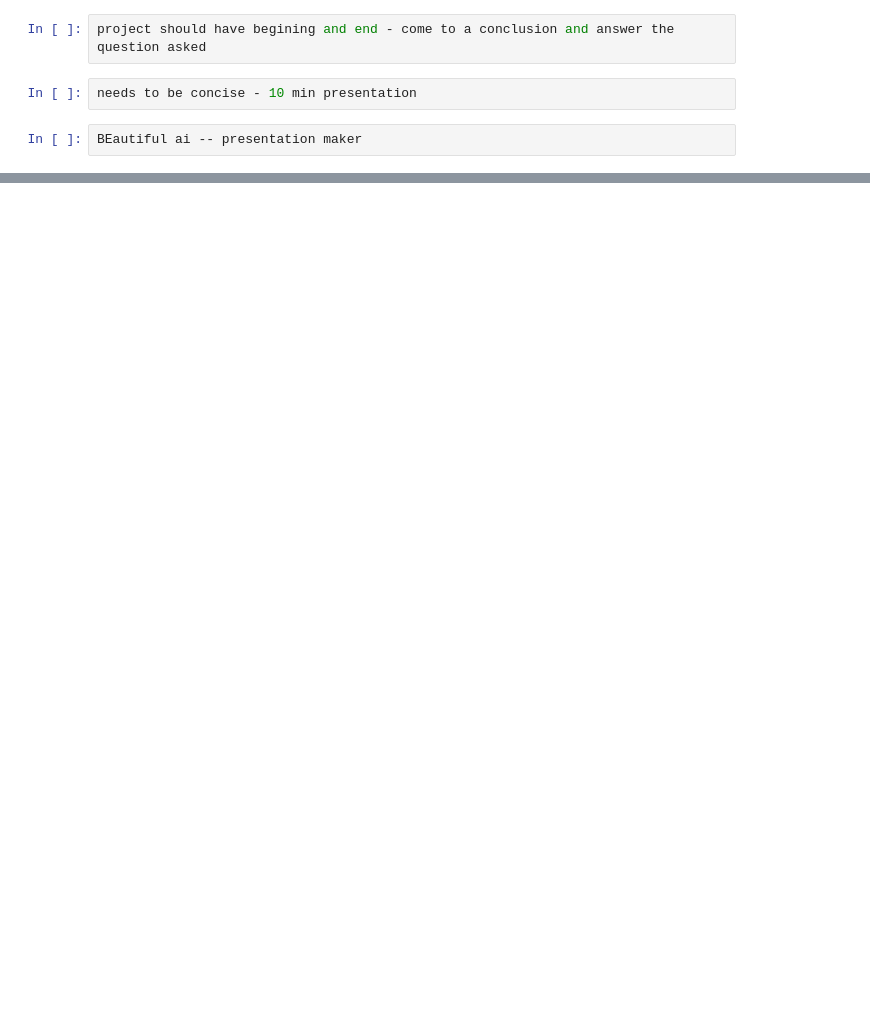
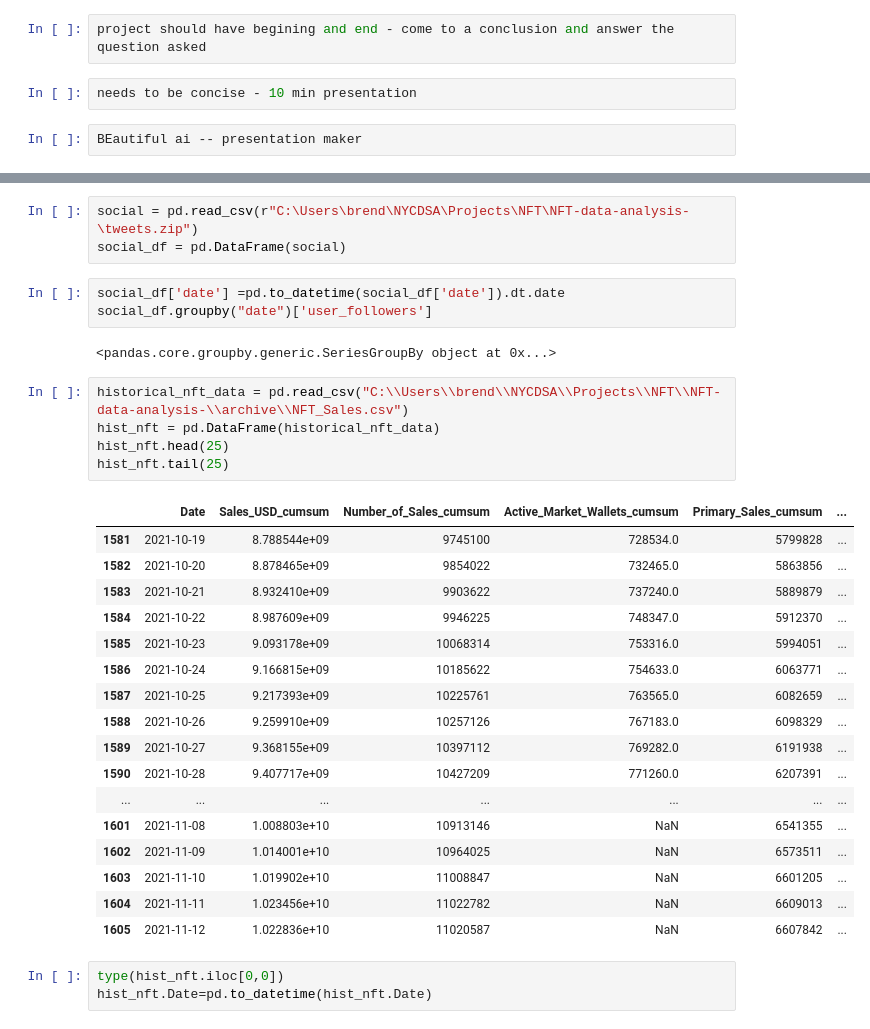
Before and after one commit to brendanhutchinson/NFT-data-analysis-, a Jupyter notebook: opensea API.ipynb, the cells around one changed output, grey strips where cells are left out. Saved outputs shown, nothing was run; the diff lists cells and outputs as text; blank space fills up the shorter version.

```diff
--- a/opensea API.ipynb
+++ b/opensea API.ipynb
@@ -144,0 +156,34 @@ dff
+# %%
+social = pd.read_csv(r"C:\Users\brend\NYCDSA\Projects\NFT\NFT-data-analysis-\tweets.zip")
+social_df = pd.DataFrame(social)
+# %%
+social_df['date'] =pd.to_datetime(social_df['date']).dt.date
+social_df.groupby("date")['user_followers']
+# %% [output]
+<pandas.core.groupby.generic.SeriesGroupBy object at 0x...>
+# %%
+historical_nft_data = pd.read_csv("C:\\Users\\brend\\NYCDSA\\Projects\\NFT\\NFT-data-analysis-\\archive\\NFT_Sales.csv")
+hist_nft = pd.DataFrame(historical_nft_data)
+hist_nft.head(25)
+hist_nft.tail(25)
+# %% [output]
+|  | Date | Sales_USD_cumsum | Number_of_Sales_cumsum | Active_Market_Wallets_cumsum | Primary_Sales_cumsum | ... |
+| 1581 | 2021-10-19 | 8.788544e+09 | 9745100 | 728534.0 | 5799828 | ... |
+| 1582 | 2021-10-20 | 8.878465e+09 | 9854022 | 732465.0 | 5863856 | ... |
+| 1583 | 2021-10-21 | 8.932410e+09 | 9903622 | 737240.0 | 5889879 | ... |
+| 1584 | 2021-10-22 | 8.987609e+09 | 9946225 | 748347.0 | 5912370 | ... |
+| 1585 | 2021-10-23 | 9.093178e+09 | 10068314 | 753316.0 | 5994051 | ... |
+| 1586 | 2021-10-24 | 9.166815e+09 | 10185622 | 754633.0 | 6063771 | ... |
+| 1587 | 2021-10-25 | 9.217393e+09 | 10225761 | 763565.0 | 6082659 | ... |
+| 1588 | 2021-10-26 | 9.259910e+09 | 10257126 | 767183.0 | 6098329 | ... |
+| 1589 | 2021-10-27 | 9.368155e+09 | 10397112 | 769282.0 | 6191938 | ... |
+| 1590 | 2021-10-28 | 9.407717e+09 | 10427209 | 771260.0 | 6207391 | ... |
+| ... | ... | ... | ... | ... | ... | ... |
+| 1601 | 2021-11-08 | 1.008803e+10 | 10913146 | NaN | 6541355 | ... |
+| 1602 | 2021-11-09 | 1.014001e+10 | 10964025 | NaN | 6573511 | ... |
+| 1603 | 2021-11-10 | 1.019902e+10 | 11008847 | NaN | 6601205 | ... |
+| 1604 | 2021-11-11 | 1.023456e+10 | 11022782 | NaN | 6609013 | ... |
+| 1605 | 2021-11-12 | 1.022836e+10 | 11020587 | NaN | 6607842 | ... |
+# %%
+type(hist_nft.iloc[0,0])
+hist_nft.Date=pd.to_datetime(hist_nft.Date)
```
Also changed, not shown: parts of 22 cells of this notebook, 7 other files.
